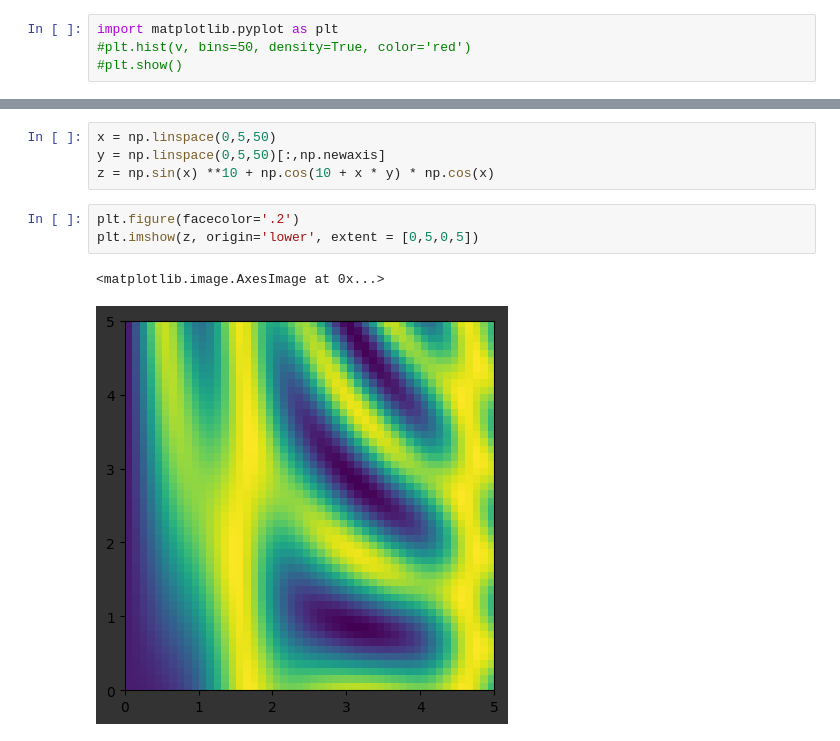
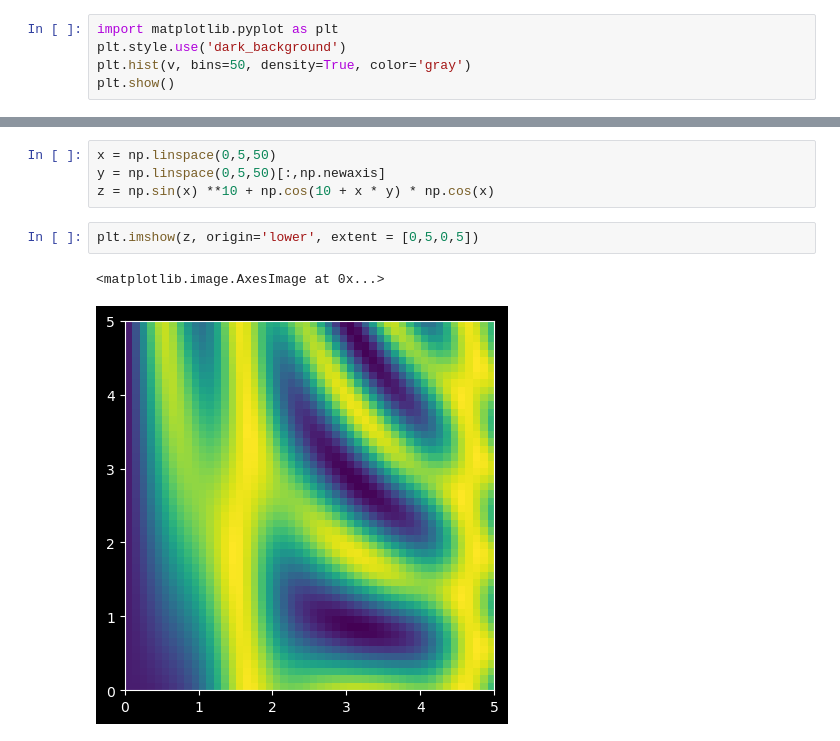
Before and after one commit to agentzero001/jupyter, a Jupyter notebook: Python_Libs/numpy/numpy_manual.ipynb, the cells around one changed output, grey strips where cells are left out. Saved outputs shown, nothing was run; the diff lists cells and outputs as text.

```diff
--- a/Python_Libs/numpy/numpy_manual.ipynb
+++ b/Python_Libs/numpy/numpy_manual.ipynb
@@ -861,5 +862,6 @@ v = rg.normal(5, .5, 10000)
 (n, bins) = np.histogram(v, bins=50, density=True)
 # %%
 import matplotlib.pyplot as plt
-#plt.hist(v, bins=50, density=True, color='red')
-#plt.show()
+plt.style.use('dark_background')
+plt.hist(v, bins=50, density=True, color='gray')
+plt.show()
@@ -989,8 +969,7 @@ x = np.linspace(0,5,50)
 y = np.linspace(0,5,50)[:,np.newaxis]
 z = np.sin(x) **10 + np.cos(10 + x * y) * np.cos(x)
 # %%
-plt.figure(facecolor='.2')
 plt.imshow(z, origin='lower', extent = [0,5,0,5])
 # %% [output]
 <matplotlib.image.AxesImage at 0x...>
-[figure, old version]
+[figure, new version]
```
Also changed, not shown: parts of 10 cells of this notebook, 1 other file.
